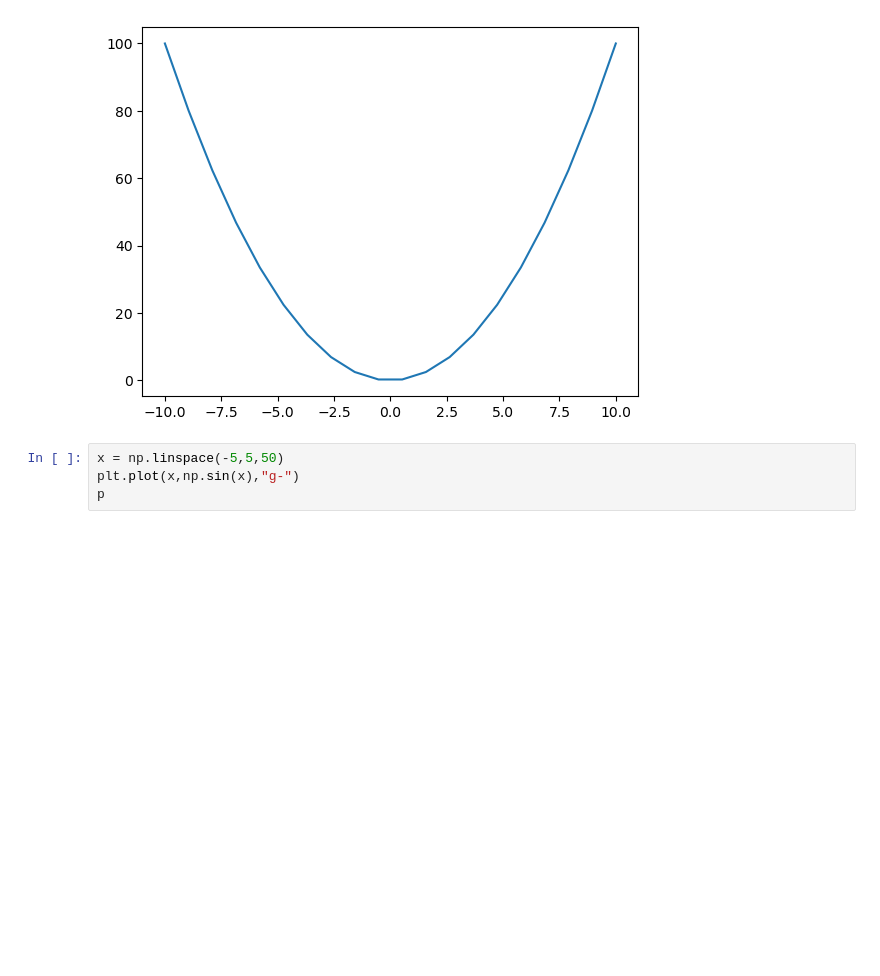
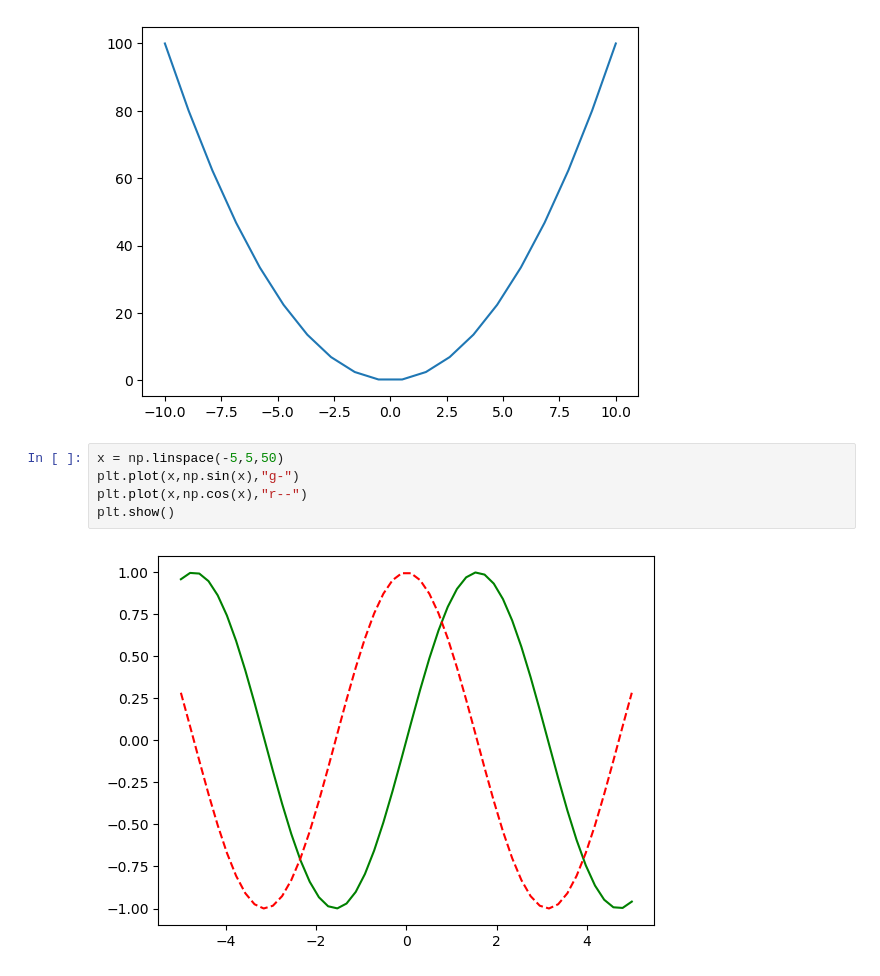
Before and after one commit to AnisurRahman06046/numpy, a Jupyter notebook: Untitled2.ipynb, the cells around one changed output. Saved outputs shown, nothing was run; the diff lists cells and outputs as text; blank space fills up the shorter version.

```diff
--- a/Untitled2.ipynb
+++ b/Untitled2.ipynb
@@ -107,4 +107,7 @@ plt.show()
 # %%
 x = np.linspace(-5,5,50)
 plt.plot(x,np.sin(x),"g-")
-p
+plt.plot(x,np.cos(x),"r--")
+plt.show()
+# %% [output]
+[figure, added]
```
Also changed, not shown: parts of 2 cells of this notebook.
